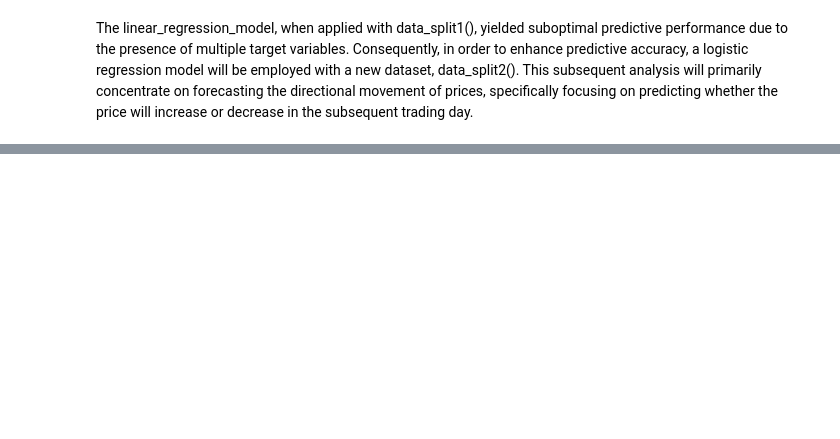
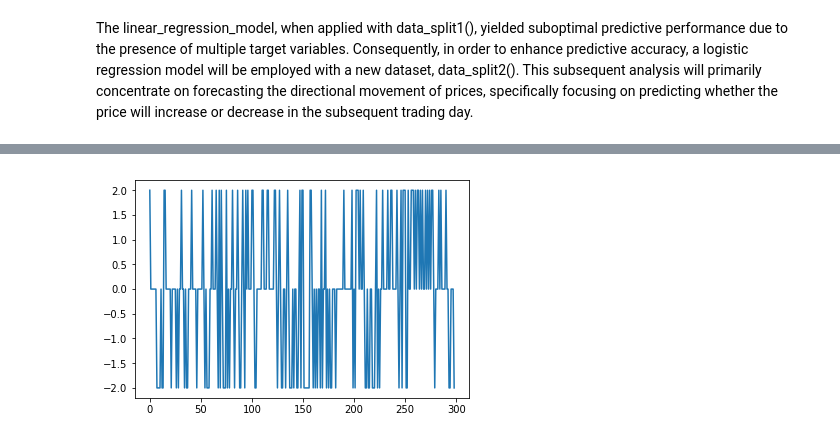
Before and after one commit to 2281469043/DeFi-Analysis, a Jupyter notebook: src/changk2/data_model.ipynb, the cells around one changed output, grey strips where cells are left out. Cells and saved outputs as stored; diff of their text form; code cells hidden in the pictures; blank space fills up the shorter version.

```diff
--- a/src/changk2/data_model.ipynb
+++ b/src/changk2/data_model.ipynb
@@ -263,0 +385,4 @@ plot_difference(predictions, target_test_vals)
+# %%
+plot_difference(predictions, target_test_vals)
+# %% [output]
+[figure, added]
```
Also changed, not shown: parts of 26 cells of this notebook.
